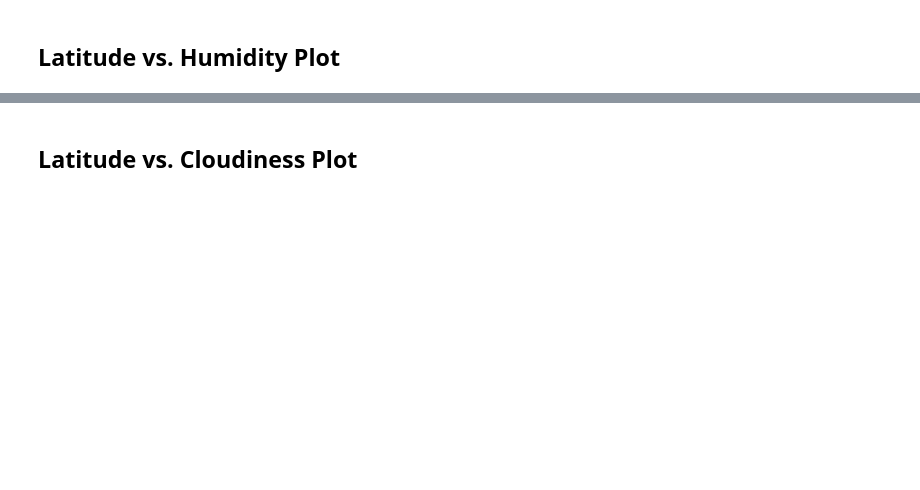
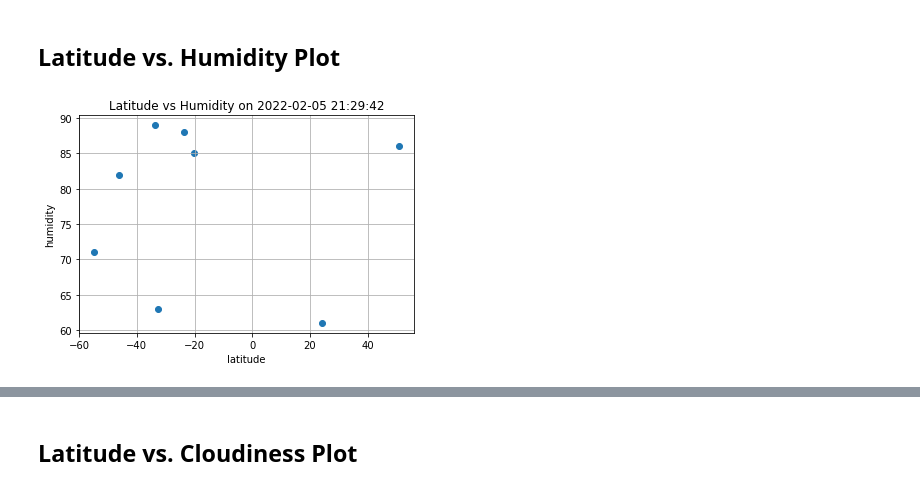
Before and after one commit to PamFernandez/python-api-challenge, a Jupyter notebook: starter_code/WeatherPy.ipynb, the cells around one changed output, grey strips where cells are left out. Cells and saved outputs as stored; diff of their text form; code cells hidden in the pictures; blank space fills up the shorter version.

```diff
--- a/starter_code/WeatherPy.ipynb
+++ b/starter_code/WeatherPy.ipynb
@@ -211,2 +222,18 @@ NameError: name 'Images' is not defined
 # %% [markdown]
 ## Latitude vs. Humidity Plot
+# %%
+# lat vs temp basic plot
+x_lat = city_df['lat']
+y_humidity = city_df['humidity']
+plt.scatter(x_lat, y_humidity)
+
+# titles, labels, and design elements
+plt.title(f'Latitude vs Humidity on {run_date}')
+plt.xlabel('latitude')
+plt.ylabel('humidity')
+plt.grid()
+
+# display plot
+plt.show()
+# %% [output]
+[figure, added]
```
Also changed, not shown: parts of 23 cells of this notebook, 5 other files.
